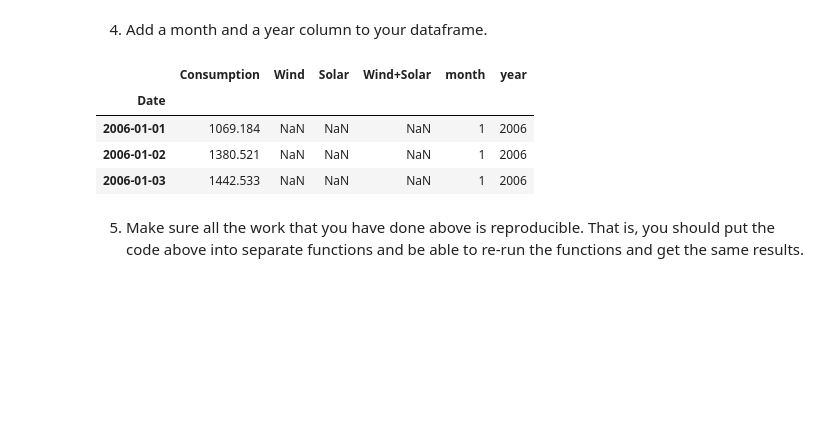
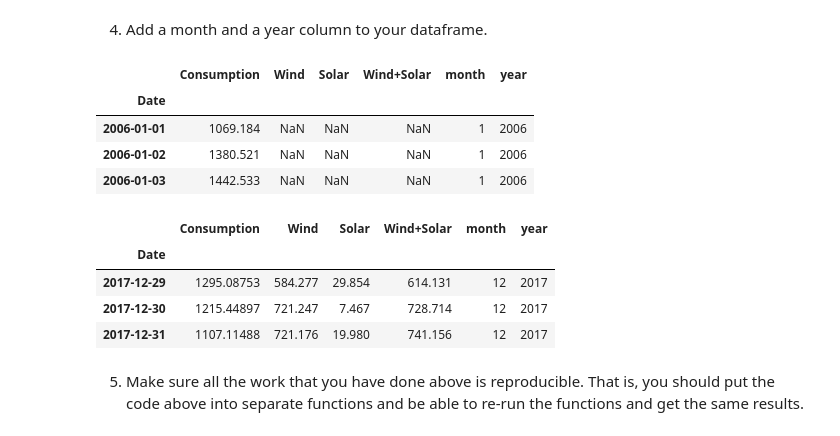
Before and after one commit to cari-holmes/ds-methodologies-exercises, a Jupyter notebook: time_series/prepare.ipynb, the cells around one changed output. Cells and saved outputs as stored; diff of their text form; code cells hidden in the pictures; blank space fills up the shorter version.

```diff
--- a/time_series/prepare.ipynb
+++ b/time_series/prepare.ipynb
@@ -212,5 +226,13 @@ ops.head(3)
 | 2006-01-01 | 1069.184 | NaN | NaN | NaN | 1 | 2006 |
 | 2006-01-02 | 1380.521 | NaN | NaN | NaN | 1 | 2006 |
 | 2006-01-03 | 1442.533 | NaN | NaN | NaN | 1 | 2006 |
+# %%
+ops.tail(3)
+# %% [output]
+|  | Consumption | Wind | Solar | Wind+Solar | month | year |
+| Date |  |  |  |  |  |  |
+| 2017-12-29 | 1295.08753 | 584.277 | 29.854 | 614.131 | 12 | 2017 |
+| 2017-12-30 | 1215.44897 | 721.247 | 7.467 | 728.714 | 12 | 2017 |
+| 2017-12-31 | 1107.11488 | 721.176 | 19.980 | 741.156 | 12 | 2017 |
 # %% [markdown]
 5. Make sure all the work that you have done above is reproducible. That is, you should put the code above into separate functions and be able to re-run the functions and get the same results.
```
Also changed, not shown: parts of 7 cells of this notebook.
